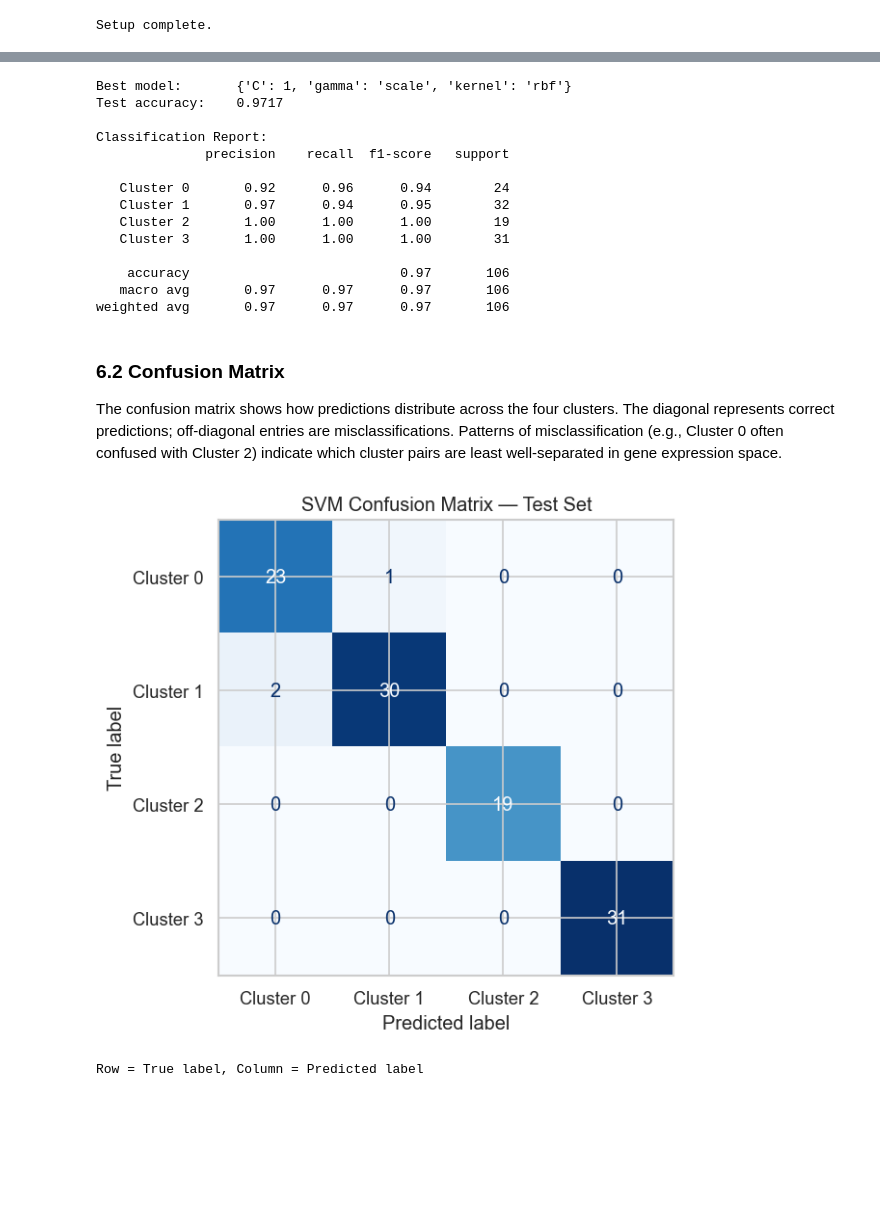
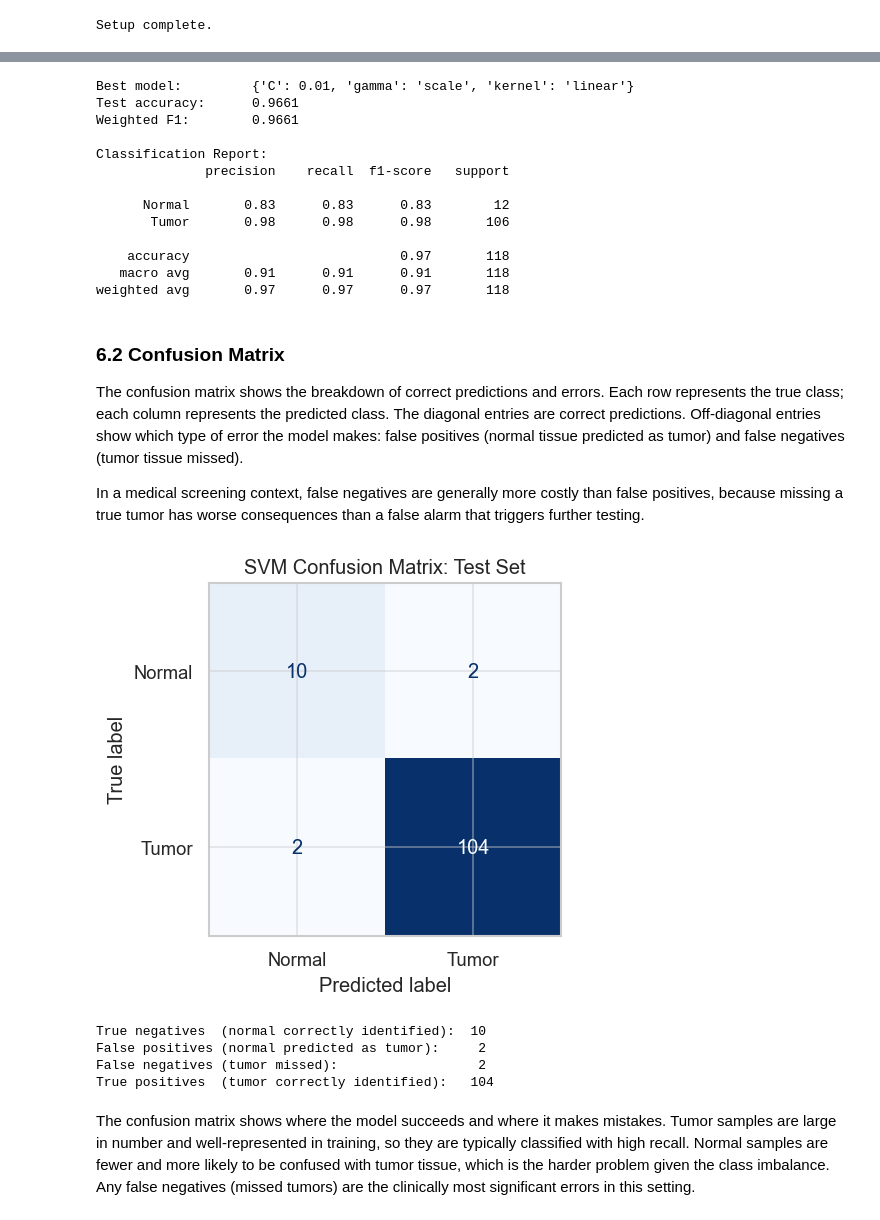
Before and after one commit to gpskentzos/DATA5322-CancerGenomeAtlas-Analysis, a Jupyter notebook: notebooks/paul_preprocessing_svm.ipynb, the cells around one changed output, grey strips where cells are left out. Saved outputs shown, nothing was run; the diff lists cells and outputs as text; code cells hidden in the pictures; blank space fills up the shorter version.

```diff
--- a/notebooks/paul_preprocessing_svm.ipynb
+++ b/notebooks/paul_preprocessing_svm.ipynb
@@ -249,17 +308,17 @@ param_grid = {
 cv = StratifiedKFold(n_splits=5, shuffle=True, random_state=RANDOM_STATE)
 
 grid_search = GridSearchCV(
-    SVC(probability=True, random_state=RANDOM_STATE),
+    SVC(class_weight='balanced', probability=True, random_state=RANDOM_STATE),
     param_grid=param_grid,
-    scoring='accuracy',
+    scoring='f1_weighted',
     cv=cv,
     n_jobs=-1,
     verbose=1,
 )
 
-grid_search.fit(X_pca_train, y_train)
+grid_search.fit(X_train_pca, y_train)
 
-print(f'Best parameters:     {grid_search.best_params_}')
-print(f'Best CV accuracy:    {grid_search.best_score_:.4f}')
+print(f'Best parameters:      {grid_search.best_params_}')
+print(f'Best CV weighted F1:  {grid_search.best_score_:.4f}')
 # %% [output]
 Fitting 5 folds for each of 40 candidates, totalling 200 fits
@@ -328,48 +389,59 @@ We now evaluate the **best model** found by GridSearchCV on the held-out test se
 # %%
 best_svm = grid_search.best_estimator_
-y_pred   = best_svm.predict(X_pca_test)
-y_prob   = best_svm.predict_proba(X_pca_test)  # shape (n_test, 4)
+y_pred   = best_svm.predict(X_test_pca)
+y_prob   = best_svm.predict_proba(X_test_pca)[:, 1]  # probability of tumor class
 
-test_acc = best_svm.score(X_pca_test, y_test)
-print(f'Best model:       {grid_search.best_params_}')
-print(f'Test accuracy:    {test_acc:.4f}')
+test_acc = best_svm.score(X_test_pca, y_test)
+test_f1  = f1_score(y_test, y_pred, average='weighted')
+
+print(f'Best model:         {grid_search.best_params_}')
+print(f'Test accuracy:      {test_acc:.4f}')
+print(f'Weighted F1:        {test_f1:.4f}')
 print()
 print('Classification Report:')
-print(classification_report(y_test, y_pred,
-                             target_names=[f'Cluster {i}' for i in range(4)]))
+print(classification_report(y_test, y_pred, target_names=['Normal', 'Tumor']))
 # %% [output]
-Best model:       {'C': 1, 'gamma': 'scale', 'kernel': 'rbf'}
-Test accuracy:    0.9717
+Best model:         {'C': 0.01, 'gamma': 'scale', 'kernel': 'linear'}
+Test accuracy:      0.9661
+Weighted F1:        0.9661
 
 Classification Report:
               precision    recall  f1-score   support
 
-   Cluster 0       0.92      0.96      0.94        24
-   Cluster 1       0.97      0.94      0.95        32
-   Cluster 2       1.00      1.00      1.00        19
-   Cluster 3       1.00      1.00      1.00        31
+      Normal       0.83      0.83      0.83        12
+       Tumor       0.98      0.98      0.98       106
 
-    accuracy                           0.97       106
-   macro avg       0.97      0.97      0.97       106
-weighted avg       0.97      0.97      0.97       106
+    accuracy                           0.97       118
+   macro avg       0.91      0.91      0.91       118
+weighted avg       0.97      0.97      0.97       118
 # %% [markdown]
 ### 6.2 Confusion Matrix
 
-The confusion matrix shows how predictions distribute across the four clusters. The diagonal represents correct predictions; off-diagonal entries are misclassifications. Patterns of misclassification (e.g., Cluster 0 often confused with Cluster 2) indicate which cluster pairs are least well-separated in gene expression space.
+The confusion matrix shows the breakdown of correct predictions and errors. Each row represents the true class; each column represents the predicted class. The diagonal entries are correct predictions. Off-diagonal entries show which type of error the model makes: false positives (normal tissue predicted as tumor) and false negatives (tumor tissue missed).
+
+In a medical screening context, false negatives are generally more costly than false positives, because missing a true tumor has worse consequences than a false alarm that triggers further testing.
 # %%
 cm = confusion_matrix(y_test, y_pred)
-class_names = [f'Cluster {i}' for i in range(4)]
 
-fig, ax = plt.subplots(figsize=(6, 5))
-disp = ConfusionMatrixDisplay(confusion_matrix=cm, display_labels=class_names)
+fig, ax = plt.subplots(figsize=(5, 4))
+disp = ConfusionMatrixDisplay(confusion_matrix=cm, display_labels=['Normal', 'Tumor'])
 disp.plot(ax=ax, colorbar=False, cmap='Blues')
-ax.set_title('SVM Confusion Matrix — Test Set')
+ax.set_title('SVM Confusion Matrix: Test Set')
 plt.tight_layout()
 plt.savefig(PLOTS_DIR / 'svm_confusion_matrix.png', bbox_inches='tight')
 plt.show()
 
-print('Row = True label, Column = Predicted label')
+tn, fp, fn, tp = cm.ravel()
+print(f'True negatives  (normal correctly identified):  {tn}')
+print(f'False positives (normal predicted as tumor):     {fp}')
+print(f'False negatives (tumor missed):                  {fn}')
+print(f'True positives  (tumor correctly identified):   {tp}')
 # %% [output]
-[figure, old version]
+[figure, new version]
-Row = True label, Column = Predicted label
+True negatives  (normal correctly identified):  10
+False positives (normal predicted as tumor):     2
+False negatives (tumor missed):                  2
+True positives  (tumor correctly identified):   104
+# %% [markdown]
+The confusion matrix shows where the model succeeds and where it makes mistakes. Tumor samples are large in number and well-represented in training, so they are typically classified with high recall. Normal samples are fewer and more likely to be confused with tumor tissue, which is the harder problem given the class imbalance. Any false negatives (missed tumors) are the clinically most significant errors in this setting.
 # %% [markdown]
```
Also changed, not shown: parts of 36 cells of this notebook, 8 other files.
